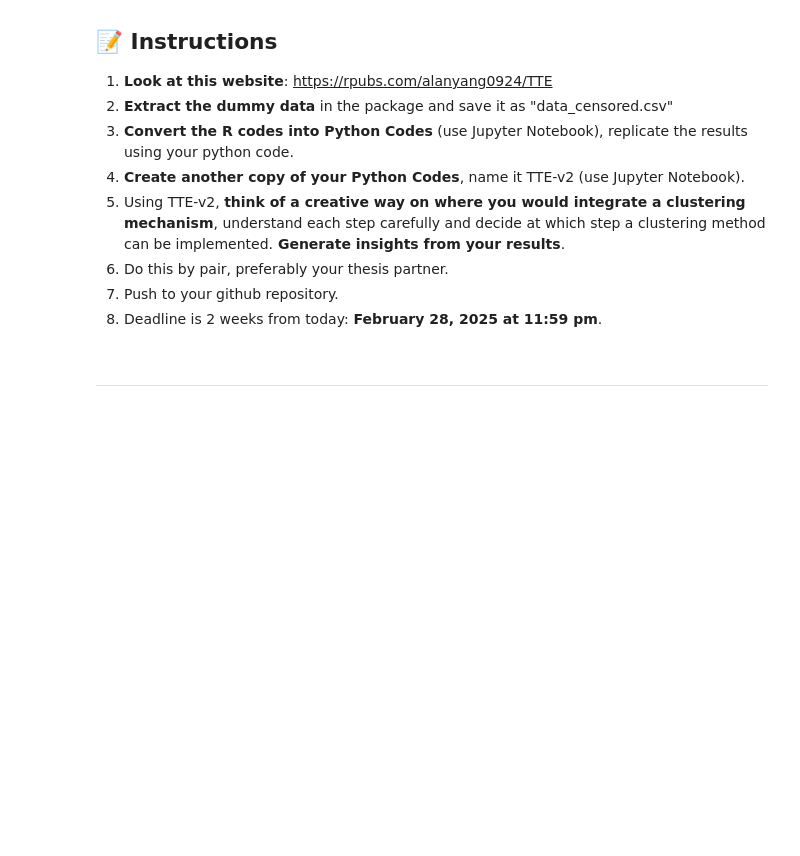
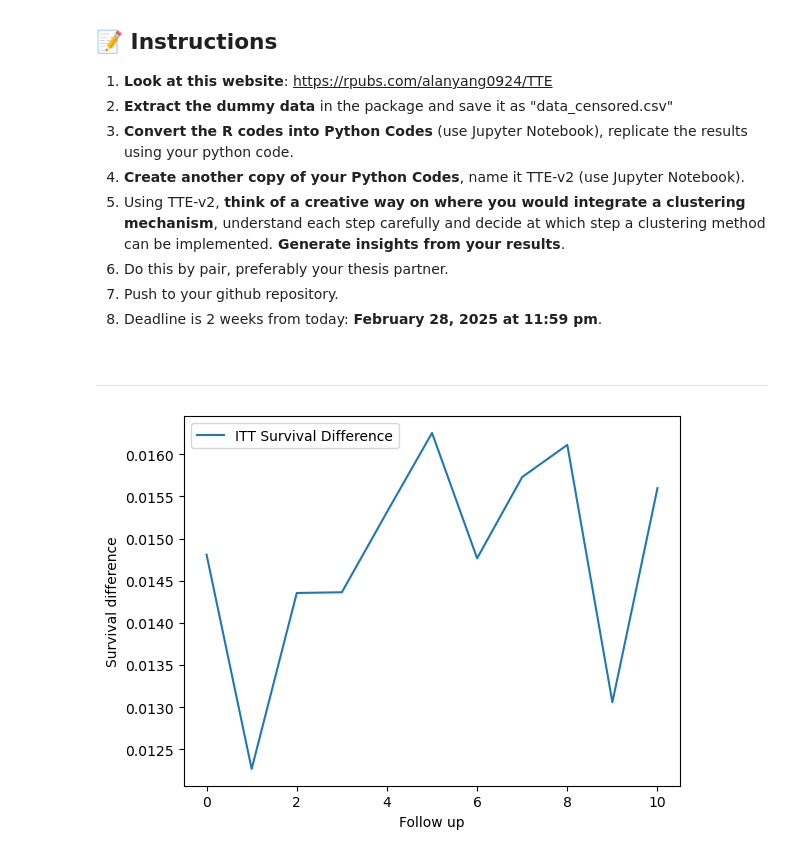
Before and after one commit to jonathan-christ/TTE_PY, a Jupyter notebook: instructions.ipynb, the cells around one changed output. Cells and saved outputs as stored; diff of their text form; code cells hidden in the pictures; blank space fills up the shorter version.

```diff
--- a/instructions.ipynb
+++ b/instructions.ipynb
@@ -30,3 +30,90 @@ In this exercise (Assignment 1 of the Clustering Topic), we will try to develop
         font-weight: bold;
     }
 </style>
+# %%
+import pandas as pd
+import numpy as np
+from statsmodels.discrete.discrete_model import Logit
+import statsmodels.api as sm
+import matplotlib.pyplot as plt
+import os
+import tempfile
+
+# Load data from CSV
+data_censored = pd.read_csv("data_censored.csv")
+
+def calculate_weights(trial, is_itt=False):
+    """Calculates combined weights."""
+    if is_itt:
+        trial['weight'] = trial['censor_weights']
+    else:
+        trial['weight'] = trial['switch_weights'] * trial['censor_weights']
+    return trial
+
+def fit_logistic_model(data, numerator_formula, denominator_formula, save_path):
+    """Fits a logistic regression model."""
+    numerator_model = Logit.from_formula(numerator_formula, data).fit(disp=0)
+    denominator_model = Logit.from_formula(denominator_formula, data).fit(disp=0)
+
+    return numerator_model, denominator_model
+
+def calculate_switch_weights(trial, numerator_formula, denominator_formula, save_path):
+    """Calculates switch weights."""
+    numerator_model, denominator_model = fit_logistic_model(trial, numerator_formula, denominator_formula, save_path)
+    numerator_probs = numerator_model.predict(trial)
+    denominator_probs = denominator_model.predict(trial)
+    trial['switch_weights'] = numerator_probs / denominator_probs
+    return trial
+
+def calculate_censor_weights(trial, censor_event, numerator_formula, denominator_formula, pool_models, save_path):
+    """Calculates censor weights."""
+    numerator_model, denominator_model = fit_logistic_model(trial, numerator_formula, denominator_formula, save_path)
+    numerator_probs = numerator_model.predict(trial)
+    denominator_probs = denominator_model.predict(trial)
+    trial['censor_weights'] = numerator_probs / denominator_probs
+    return trial
+
+# Per-protocol
+trial_pp = data_censored.copy()
+trial_pp_dir = tempfile.mkdtemp()
+
+trial_pp = calculate_switch_weights(trial_pp, 'treatment ~ age', 'treatment ~ age + x1 + x3', os.path.join(trial_pp_dir, "switch_models"))
+trial_pp = calculate_censor_weights(trial_pp, 'outcome', 'outcome ~ x2', 'outcome ~ x2 + x1', 'none', os.path.join(trial_pp_dir, "switch_models")) #assuming outcome is the censoring event
+trial_pp = calculate_weights(trial_pp)
+
+# ITT
+trial_itt = data_censored.copy()
+trial_itt_dir = tempfile.mkdtemp()
+
+trial_itt = calculate_censor_weights(trial_itt, 'outcome', 'outcome ~ x2', 'outcome ~ x2 + x1', 'numerator', os.path.join(trial_itt_dir, "switch_models")) #assuming outcome is the censoring event
+trial_itt = calculate_weights(trial_itt, is_itt=True)
+
+# Outcome model (simplified for demonstration)
+def fit_outcome_model(data, outcome_formula):
+    model = sm.OLS.from_formula(outcome_formula, data).fit()
+    return model
+
+outcome_model_pp = fit_outcome_model(trial_pp, 'outcome ~ treatment')
+outcome_model_itt = fit_outcome_model(trial_itt, 'outcome ~ treatment + x2')
+
+# Prediction (simplified)
+def predict_survival_difference(model, data, predict_times):
+    results = []
+    for time in predict_times:
+        newdata = data[data['period'] == time]
+        if not newdata.empty:
+            predictions = model.predict(newdata)
+            results.append({'followup_time': time, 'survival_diff': predictions.mean()})
+    return pd.DataFrame(results)
+
+predict_times = range(0, 11)
+preds_itt = predict_survival_difference(outcome_model_itt, trial_itt, predict_times)
+
+# Plotting
+plt.plot(preds_itt['followup_time'], preds_itt['survival_diff'], label='ITT Survival Difference')
+plt.xlabel('Follow up')
+plt.ylabel('Survival difference')
+plt.legend()
+plt.show()
+# %% [output]
+[figure, added]
```
